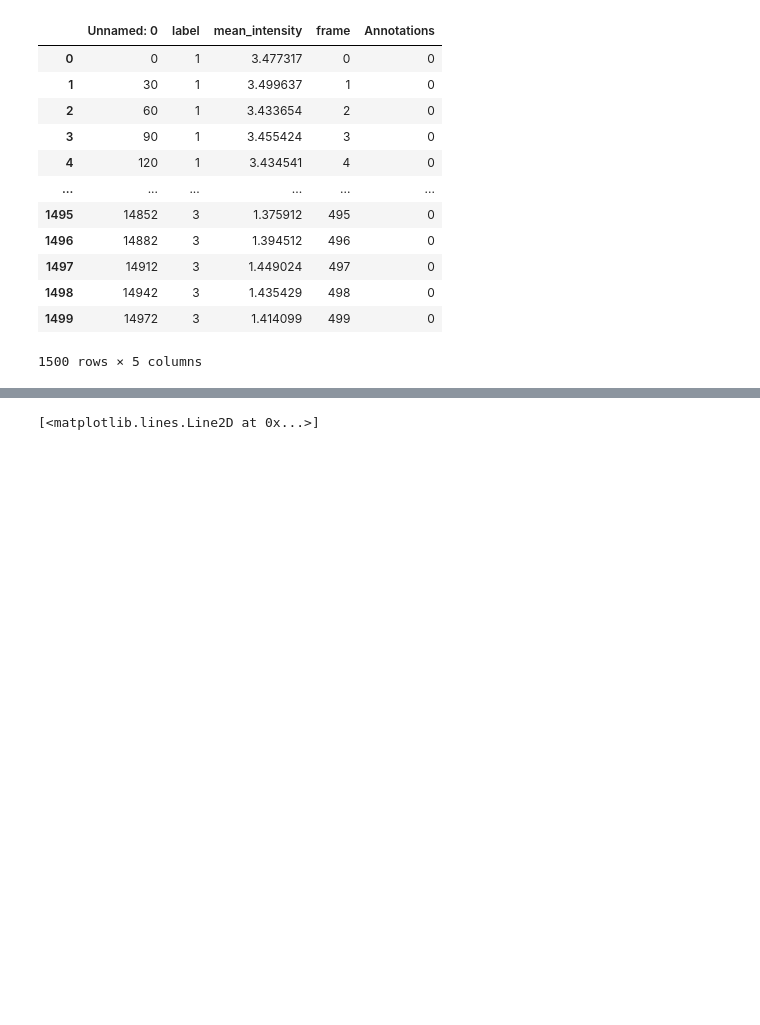
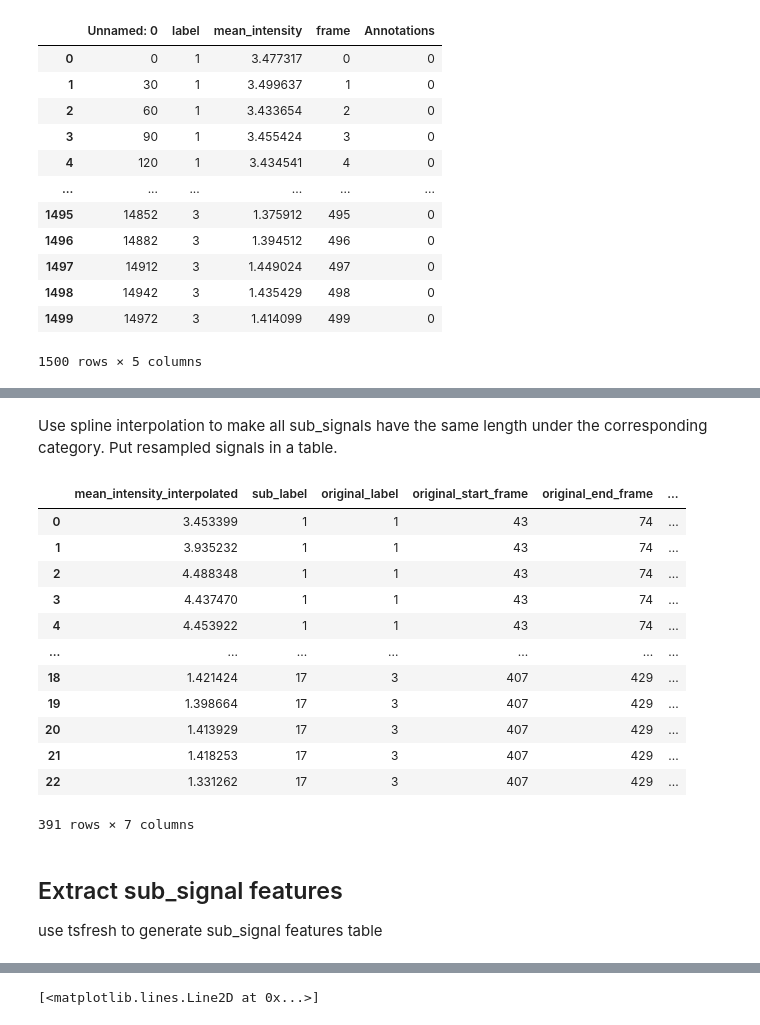
Before and after one commit to zoccoler/napari-signal-classifier, a Jupyter notebook: notebooks/WIP_sub_signal_classification_step_by_step.ipynb, the cells around one changed output, grey strips where cells are left out. Drawn from its saved outputs; the diff is of its cells as text; code cells hidden in the pictures; blank space fills up the shorter version.

```diff
--- a/notebooks/WIP_sub_signal_classification_step_by_step.ipynb
+++ b/notebooks/WIP_sub_signal_classification_step_by_step.ipynb
@@ -121,24 +123,24 @@ for i in range(label_image.max()):
     # for label in [1, 2, 3]:
     mask = (label_image == i + 1)  # create boolean mask for current label
     # current_signal = signals[object_order[i]]  # get corresponding signal for current label
-    current_signal = generate_random_signal_composition(signals_dict)
+    current_signal_category = generate_random_signal_composition(signals_dict)
 
     # Add random phase by shifting signal
     random_shift = np.random.random()
-    current_signal = np.roll(current_signal, int(random_shift * len(current_signal)))
+    current_signal_category = np.roll(current_signal_category, int(random_shift * len(current_signal_category)))
 
 
     # Add random offset
-    current_signal = current_signal + np.random.random() * 5
+    current_signal_category = current_signal_category + np.random.random() * 5
 
     # # Add random window pulses
     # random_windows = generate_random_window_mask()
     # current_signal[~random_windows] = 0
 
     # Add random noise
-    current_signal = current_signal + np.random.random(size=len(current_signal)) / 10
+    current_signal_category = current_signal_category + np.random.random(size=len(current_signal_category)) / 10
 
-    time_lapse[:, mask] = current_signal.reshape((time_points, -1))  # assign signal to region corresponding to current label
+    time_lapse[:, mask] = current_signal_category.reshape((time_points, -1))  # assign signal to region corresponding to current label
 # %% [markdown]
 ## Add mean_intensities of random objects over time to a table
 # %%
@@ -366,7 +238,0 @@ plt.plot(sub_signal1)
-# %%
-# Plot all signals separated by class in a different column
-fig, ax = plt.subplots(1, len(signals_by_class))
-for i, (signal_class, signals) in enumerate(signals_by_class.items()):
-    for sig in signals:
-        ax[i].plot(sig)
-    ax[i].set_title(f'Class {signal_class}')
@@ -374,0 +445,3 @@ for i, (signal_class, signals) in enumerate(signals_by_class.items()):
+# %% [markdown]
+Use spline interpolation to make all sub_signals have the same length under the corresponding category.
+Put resampled signals in a table.
@@ -374,0 +455,31 @@ for i, (signal_class, signals) in enumerate(signals_by_class.items()):
+# %%
+df_resampled = pd.DataFrame([])
+for i, sub_signal in enumerate(sub_signal_collection.sub_signals):
+    sub_table = pd.DataFrame(interpolate_samples(sub_signal.data, sub_signal_collection.max_length_per_category[sub_sig.category]), columns=['mean_intensity_interpolated'])
+    sub_table['sub_label'] = i + 1
+    sub_table['original_label'] = sub_signal.label
+    sub_table['original_start_frame'] = sub_signal.start_frame
+    sub_table['original_end_frame'] = sub_signal.end_frame
+    sub_table['frame_resampled'] = np.linspace(sub_signal.start_frame, sub_signal.end_frame, sub_signal_collection.max_length_per_category[sub_sig.category])
+    sub_table['category'] = sub_signal.category
+
+    df_resampled = pd.concat([df_resampled, sub_table], axis=0)
+df_resampled
+# %% [output]
+|  | mean_intensity_interpolated | sub_label | original_label | original_start_frame | original_end_frame | ... |
+| 0 | 3.453399 | 1 | 1 | 43 | 74 | ... |
+| 1 | 3.935232 | 1 | 1 | 43 | 74 | ... |
+| 2 | 4.488348 | 1 | 1 | 43 | 74 | ... |
+| 3 | 4.437470 | 1 | 1 | 43 | 74 | ... |
+| 4 | 4.453922 | 1 | 1 | 43 | 74 | ... |
+| ... | ... | ... | ... | ... | ... | ... |
+| 18 | 1.421424 | 17 | 3 | 407 | 429 | ... |
+| 19 | 1.398664 | 17 | 3 | 407 | 429 | ... |
+| 20 | 1.413929 | 17 | 3 | 407 | 429 | ... |
+| 21 | 1.418253 | 17 | 3 | 407 | 429 | ... |
+| 22 | 1.331262 | 17 | 3 | 407 | 429 | ... |
+391 rows × 7 columns
+# %% [markdown]
+## Extract sub_signal features
+
+use tsfresh to generate sub_signal features table
```
Also changed, not shown: parts of 72 cells of this notebook.
